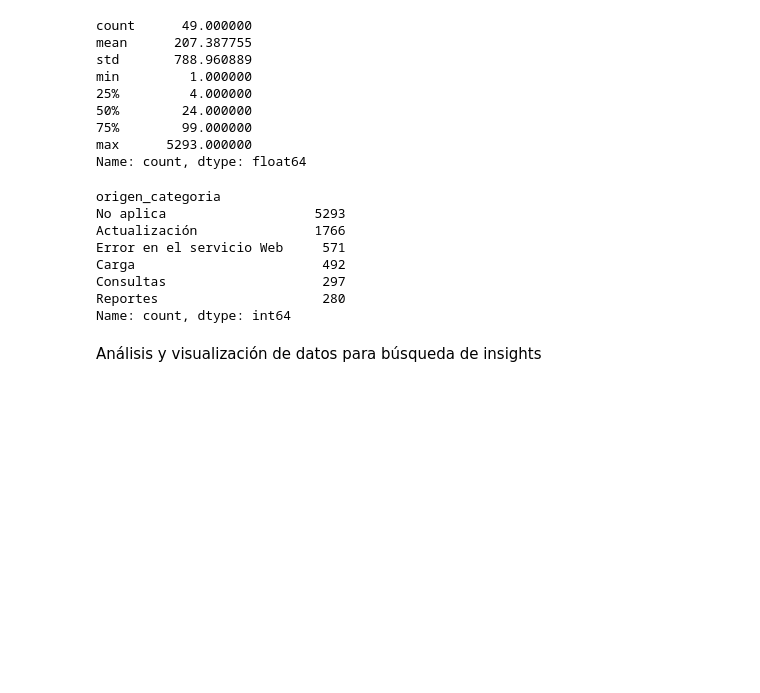
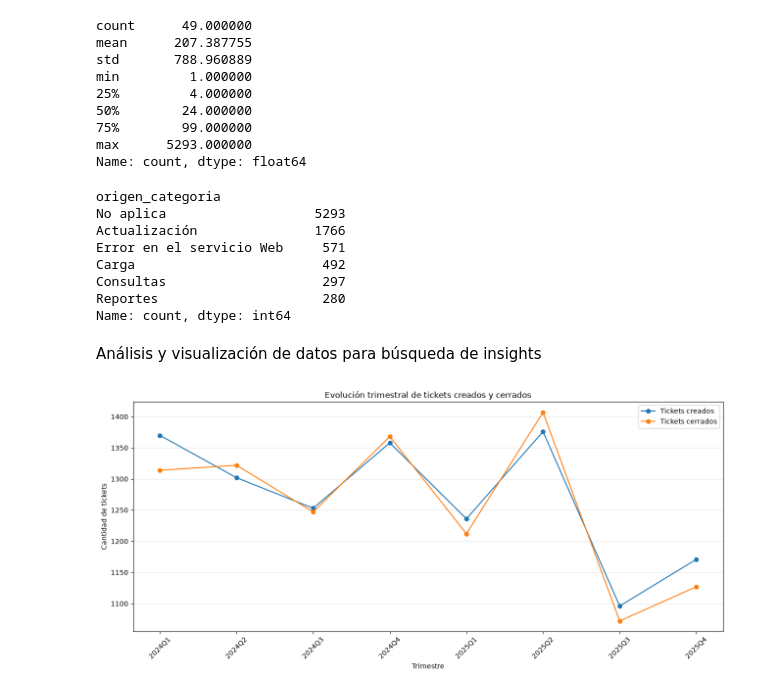
Before and after one commit to EV081/Proyecto-Promotick-ACD, a Jupyter notebook: ACD_data_proyecto_limpieza.ipynb, the cells around one changed output. Cells and saved outputs as stored; diff of their text form; code cells hidden in the pictures; blank space fills up the shorter version.

Commit message:
feat: actualizar analisis y visualizaciones de tickets

```diff
--- a/ACD_data_proyecto_limpieza.ipynb
+++ b/ACD_data_proyecto_limpieza.ipynb
@@ -1471,0 +1862,28 @@ Análisis y visualización de datos para búsqueda de insights
+# %%
+plt.figure(figsize=(13, 6))
+
+plt.plot(
+    tabla_volumen_trimestral["trimestre"],
+    tabla_volumen_trimestral["tickets_creados"],
+    marker="o",
+    label="Tickets creados"
+)
+
+plt.plot(
+    tabla_volumen_trimestral["trimestre"],
+    tabla_volumen_trimestral["tickets_cerrados"],
+    marker="o",
+    label="Tickets cerrados"
+)
+
+plt.title("Evolución trimestral de tickets creados y cerrados")
+plt.xlabel("Trimestre")
+plt.ylabel("Cantidad de tickets")
+plt.xticks(rotation=45)
+plt.grid(axis="y", alpha=0.3)
+plt.legend()
+
+plt.tight_layout()
+plt.show()
+# %% [output]
+[figure, added]
```
Also changed, not shown: parts of 24 cells of this notebook.
